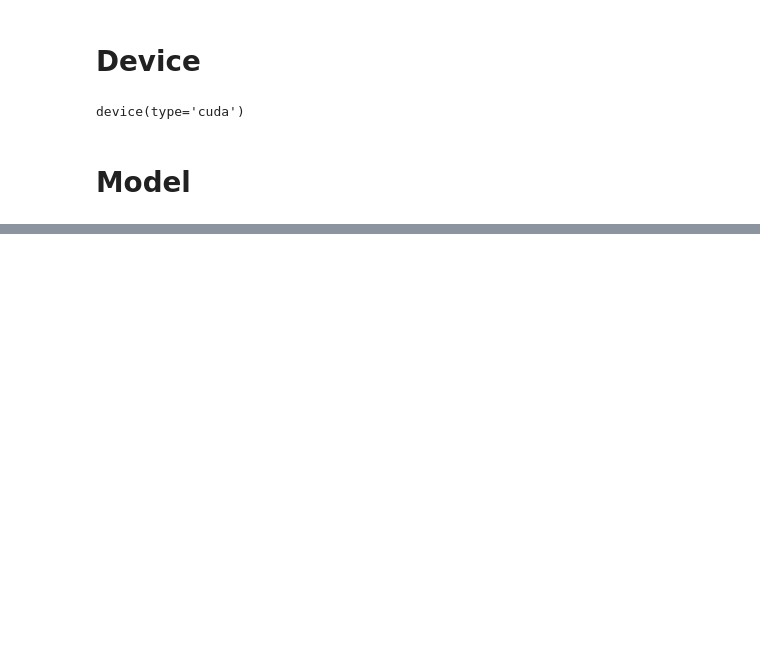
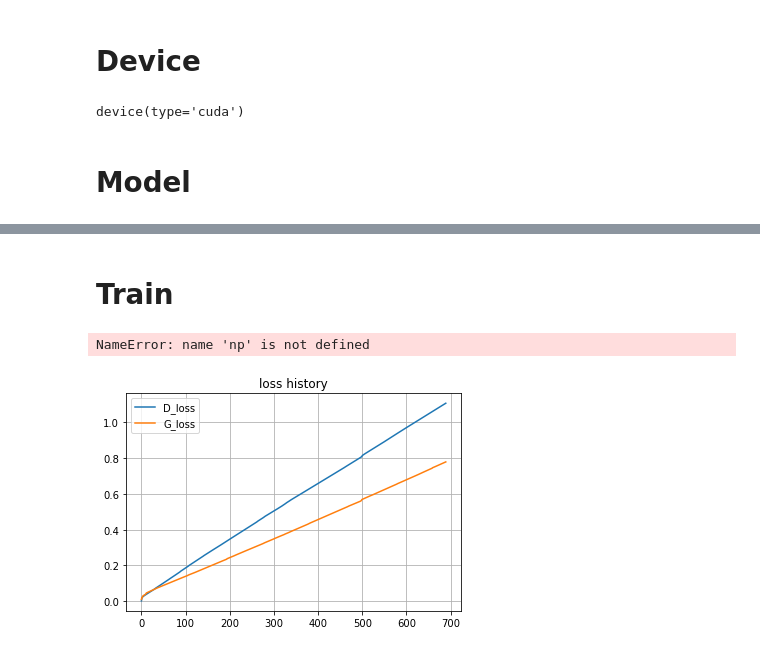
Before and after one commit to ChenKaiXuSan/kaggle, a Jupyter notebook: BigGAN_for_dogs/BigGAN.ipynb, the cells around one changed output, grey strips where cells are left out. Cells and saved outputs as stored; diff of their text form; code cells hidden in the pictures; blank space fills up the shorter version.

```diff
--- a/BigGAN_for_dogs/BigGAN.ipynb
+++ b/BigGAN_for_dogs/BigGAN.ipynb
@@ -382,7 +363,7 @@ def init_weight(m):
         m.weight.data.normal_(1, 0.02)
         m.bias.data.zero_()
 
-    elif classname.fine('Linear') != -1:
+    elif classname.find('Linear') != -1:
         nn.init.orthogonal_(m.weight, gain=1)
         if m.bias is not None:
             m.bias.data.zero_()
@@ -500,0 +558,29 @@ class Generator(nn.Module):
+# %% [markdown]
+# Train
+# %%
+def generate_img(netG, fixed_noise, fixed_aux_labels=None):
+    if fixed_aux_labels is not None:
+        gen_image = netG(fixed_noise, fixed_aux_labels).to('cpu').clone().detach().squeeze(0)
+    else:
+        gen_image = netG(fixed_noise).to('cpu').clone().detach().squeeze(0)
+
+    # denormalize
+    gen_image = gen_image * 0.5 + 0.5
+    gen_image_numpy = gen_image.numpy().transpose(0, 2, 3, 1)
+    return gen_image_numpy
+
+def show_generate_imgs(netG, fixed_noise, fixed_aux_labels=None):
+    gen_images_numpy = generate_img(netG, fixed_noise, fixed_aux_labels)
+
+    fig = plt.figure(figsize=(25,16))
+    # display 10 images from each class
+    for i, img in enumerate(gen_images_numpy):
+        ax = fig.add_subplot(4, 8, i+1, xticks=[], yticks=[])
+        plt.imshow(img)
+    plt.show()
+    plt.close()
+# %%
+def cycle(iterable):
+    while True:
+        for x in iterable:
+            yield x
@@ -500,0 +742,16 @@ class Generator(nn.Module):
+# %%
+%%time
+show_epoch_list = np.arange(0, 500+10, 10)
+
+res = run(lr_G=3e-4,lr_D=3e-4, beta1=0.0, beta2=0.999, nz=120, epochs=500,
+          n_ite_D=1, ema_decay_rate=None, show_epoch_list=show_epoch_list, output_freq=10)
+# %% [output]
+NameError: name 'np' is not defined
+# %%
+plt.plot(res['D_loss_list'], label='D_loss')
+plt.plot(res['G_loss_list'], label='G_loss')
+plt.grid()
+plt.legend()
+plt.title('loss history');
+# %% [output]
+[figure, added]
```
Also changed, not shown: parts of 11 cells of this notebook, 1 other file.
